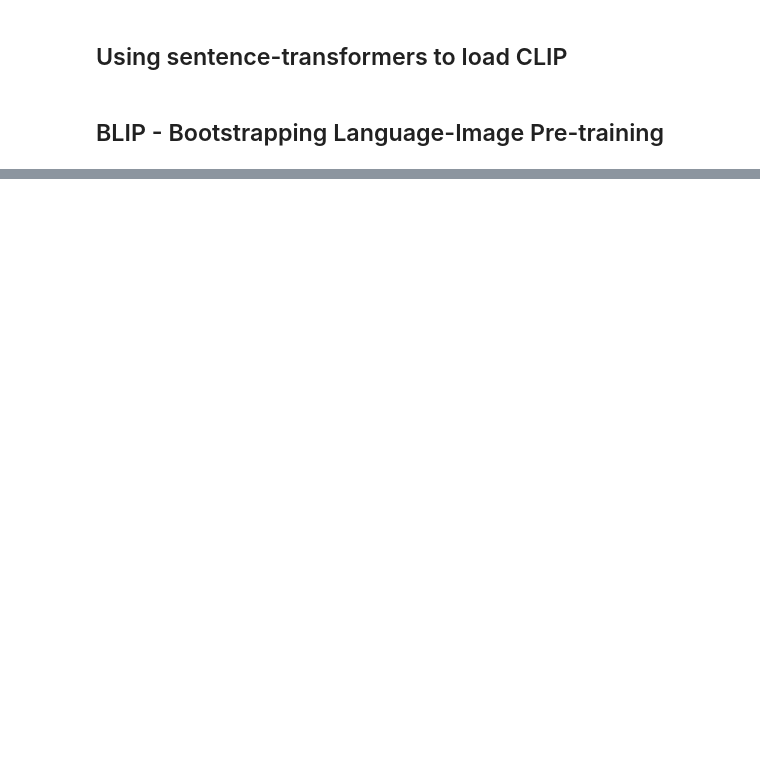
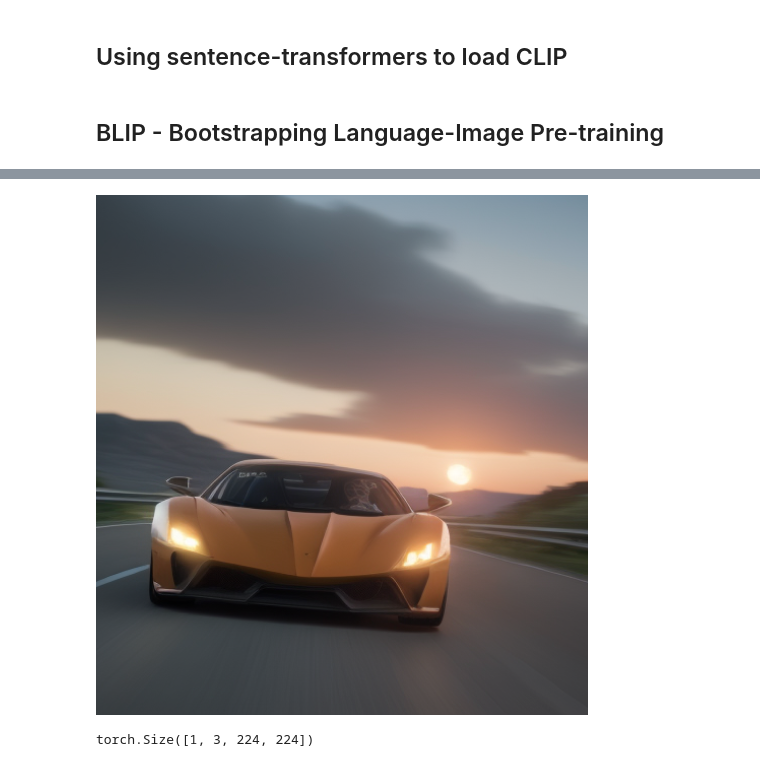
Before and after one commit to PHM1605/hands-on-large-language-models-alammar, a Jupyter notebook: chapter9/multimodal.ipynb, the cells around one changed output, grey strips where cells are left out. Cells and saved outputs as stored; diff of their text form; code cells hidden in the pictures; blank space fills up the shorter version.

Commit message:
done chapter 9

```diff
--- a/chapter9/multimodal.ipynb
+++ b/chapter9/multimodal.ipynb
@@ -119,0 +194,13 @@ model.to(device)
+# %%
+# Load image of a super car
+car_path = "https://raw.githubusercontent.com/HandsOnLLM/Hands-On-Large-Language-Models/main/chapter09/images/car.png"
+image = Image.open(urlopen(car_path)).convert("RGB")
+image
+# %% [output]
+[figure, added]
+# %%
+# Preprocess image
+inputs = blip_processor(image, return_tensors="pt").to(device, torch.float16)
+inputs["pixel_values"].shape
+# %% [output]
+torch.Size([1, 3, 224, 224])
```
Also changed, not shown: parts of 21 cells of this notebook, 1 other file.
